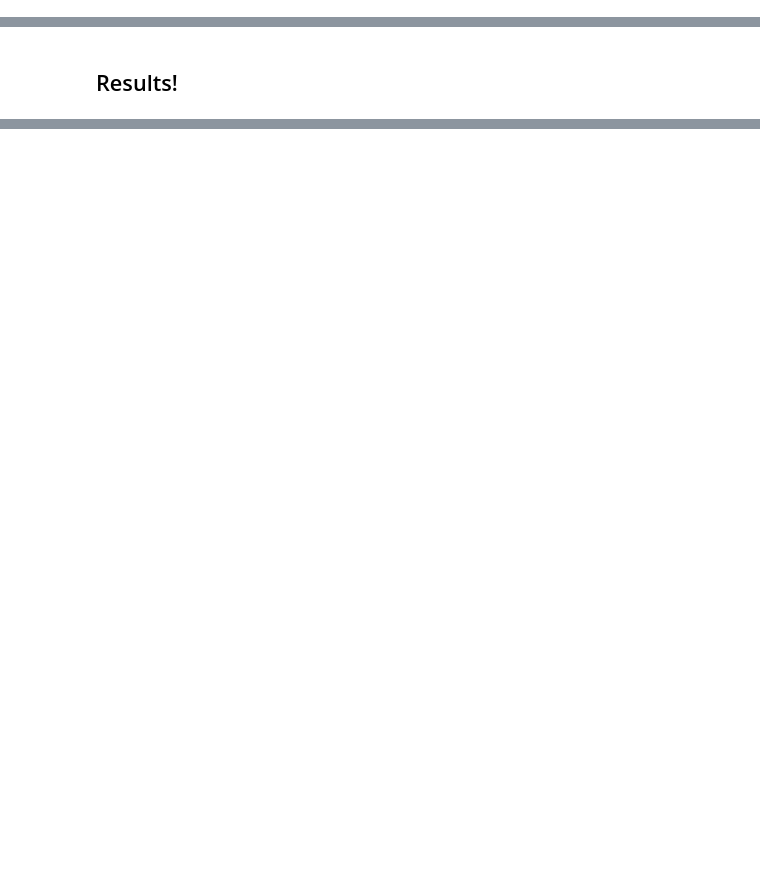
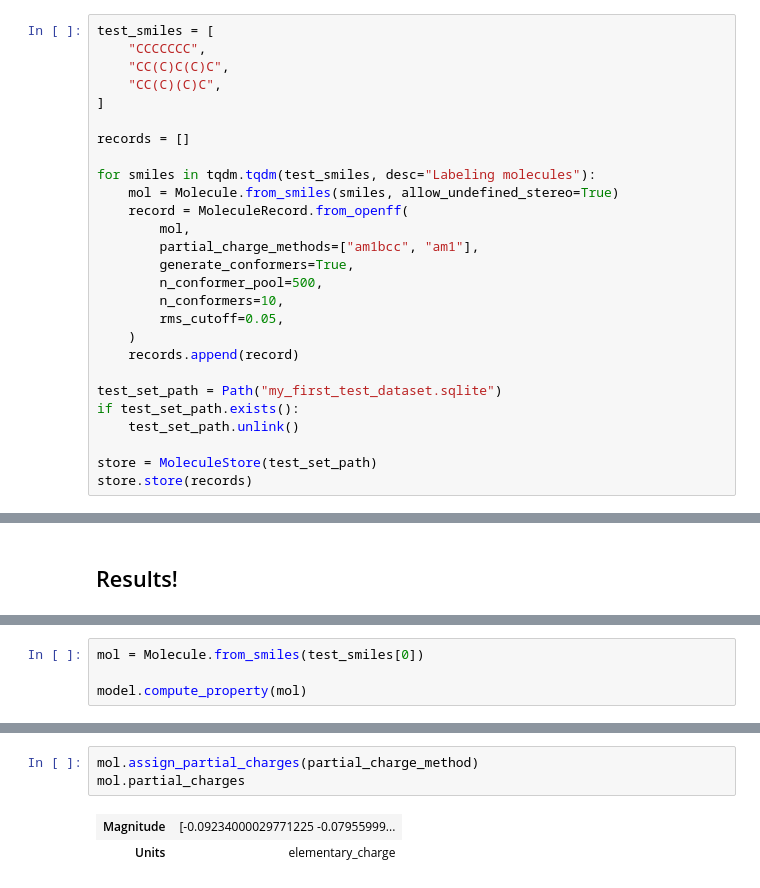
Before and after one commit to openforcefield/openff-nagl, a Jupyter notebook: examples/train-gnn-notebook/train-gnn-notebook.ipynb, the cells around one changed output, grey strips where cells are left out. Saved outputs shown, nothing was run; the diff lists cells and outputs as text; blank space fills up the shorter version.

```diff
--- a/examples/train-gnn-notebook/train-gnn-notebook.ipynb
+++ b/examples/train-gnn-notebook/train-gnn-notebook.ipynb
@@ -32,3 +39,30 @@ dataset_paths = [Path("alkanes.sqlite")]
+# %%
+test_smiles = [
+    "CCCCCCC",
+    "CC(C)C(C)C",
+    "CC(C)(C)C",
+]
+
+records = []
+
+for smiles in tqdm.tqdm(test_smiles, desc="Labeling molecules"):
+    mol = Molecule.from_smiles(smiles, allow_undefined_stereo=True)
+    record = MoleculeRecord.from_openff(
+        mol,
+        partial_charge_methods=["am1bcc", "am1"],
+        generate_conformers=True,
+        n_conformer_pool=500,
+        n_conformers=10,
+        rms_cutoff=0.05,
+    )
+    records.append(record)
+
+test_set_path = Path("my_first_test_dataset.sqlite")
+if test_set_path.exists():
+    test_set_path.unlink()
+
+store = MoleculeStore(test_set_path)
+store.store(records)
 # %% [markdown]
 ## Create the model
 # %%
@@ -126,0 +218,4 @@ model.compute_property(Molecule.from_smiles("CC(C)(C)C"))
+# %%
+mol = Molecule.from_smiles(test_smiles[0])
+
+model.compute_property(mol)
@@ -126,0 +240,6 @@ model.compute_property(Molecule.from_smiles("CC(C)(C)C"))
+# %%
+mol.assign_partial_charges(partial_charge_method)
+mol.partial_charges
+# %% [output]
+| Magnitude | [-0.09234000029771225 -0.07955999... |
+| Units | elementary_charge |
```
Also changed, not shown: parts of 13 cells of this notebook, 4 other files.
